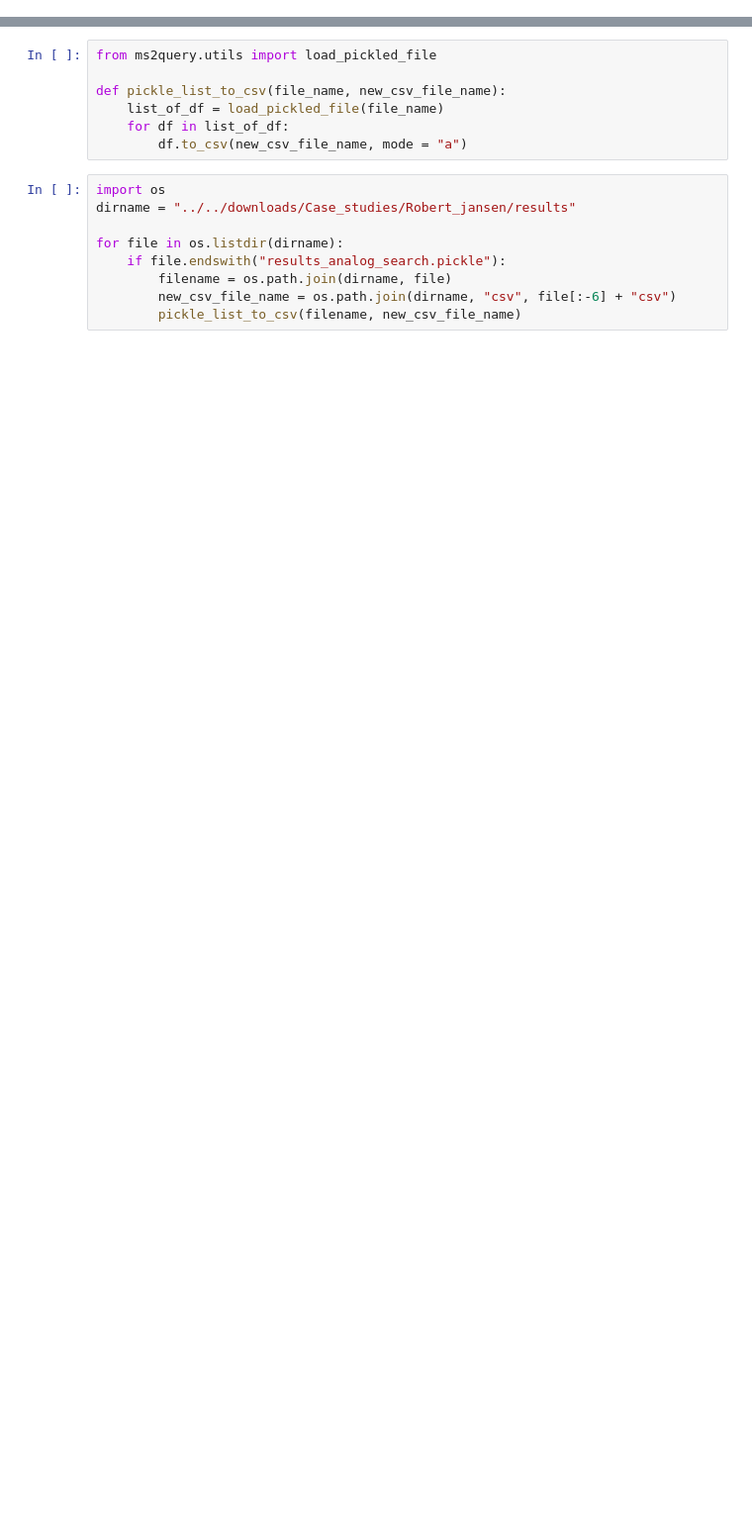
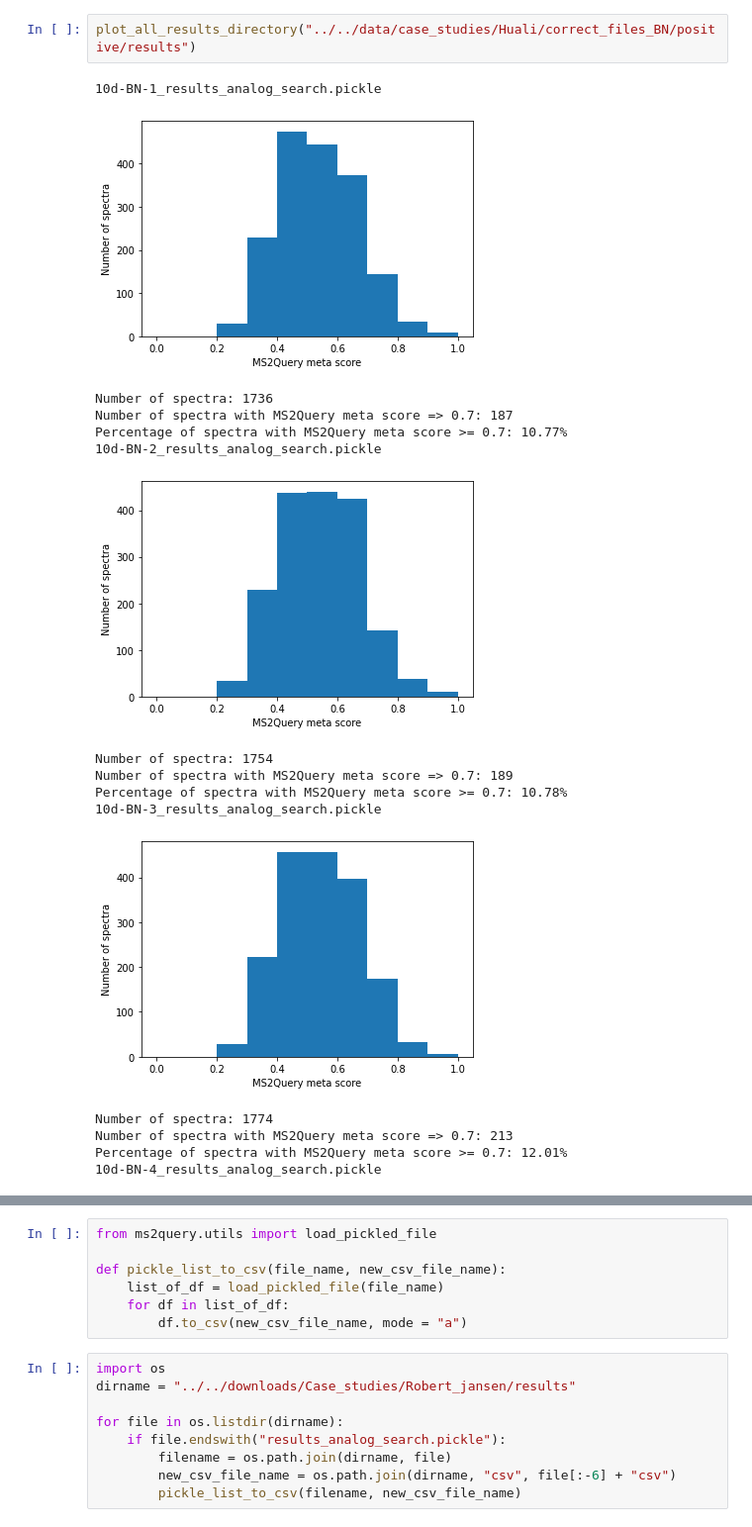
Before and after one commit to iomega/ms2query, a Jupyter notebook: notebooks/case_studies/analyze results.ipynb, the cells around one changed output, grey strips where cells are left out. Shown at 99% size. Cells and saved outputs as stored; diff of their text form; blank space fills up the shorter version.

```diff
--- a/notebooks/case_studies/analyze results.ipynb
+++ b/notebooks/case_studies/analyze results.ipynb
@@ -100,0 +113,19 @@ print(len([score for score in list_of_best_matches if score > 0.65]))
+# %%
+plot_all_results_directory("../../data/case_studies/Huali/correct_files_BN/positive/results")
+# %% [output]
+10d-BN-1_results_analog_search.pickle
+[figure, added]
+Number of spectra: 1736
+Number of spectra with MS2Query meta score => 0.7: 187
+Percentage of spectra with MS2Query meta score >= 0.7: 10.77%
+10d-BN-2_results_analog_search.pickle
+[figure, added]
+Number of spectra: 1754
+Number of spectra with MS2Query meta score => 0.7: 189
+Percentage of spectra with MS2Query meta score >= 0.7: 10.78%
+10d-BN-3_results_analog_search.pickle
+[figure, added]
+Number of spectra: 1774
+Number of spectra with MS2Query meta score => 0.7: 213
+Percentage of spectra with MS2Query meta score >= 0.7: 12.01%
+10d-BN-4_results_analog_search.pickle
```
Also changed, not shown: parts of 23 cells of this notebook.
